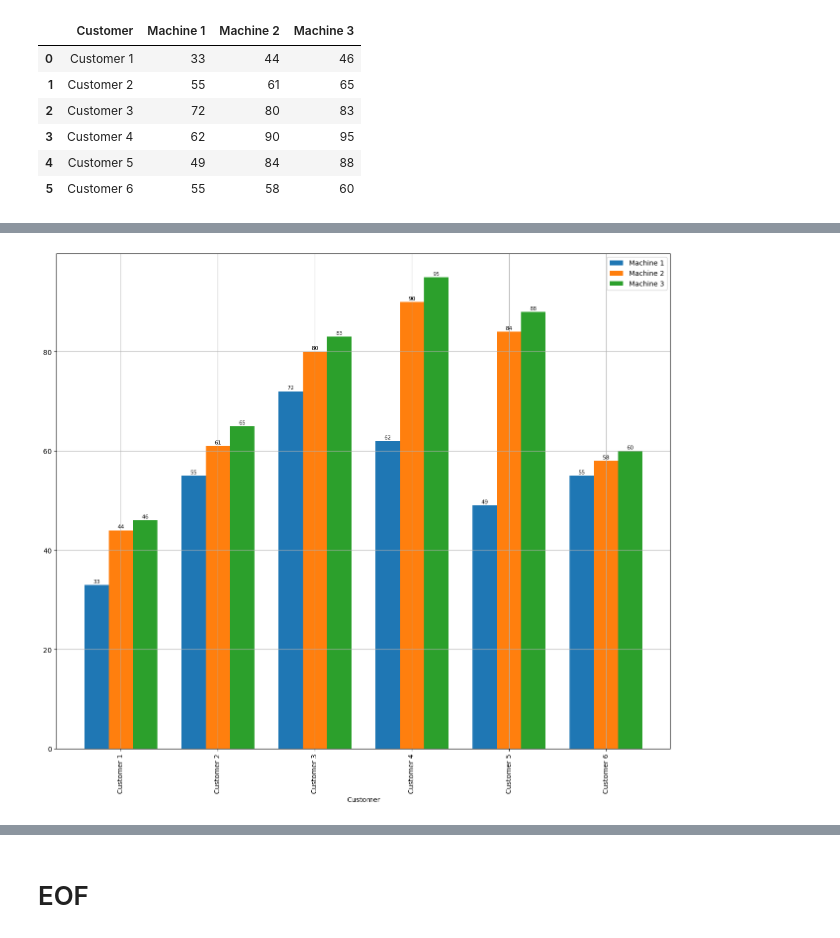
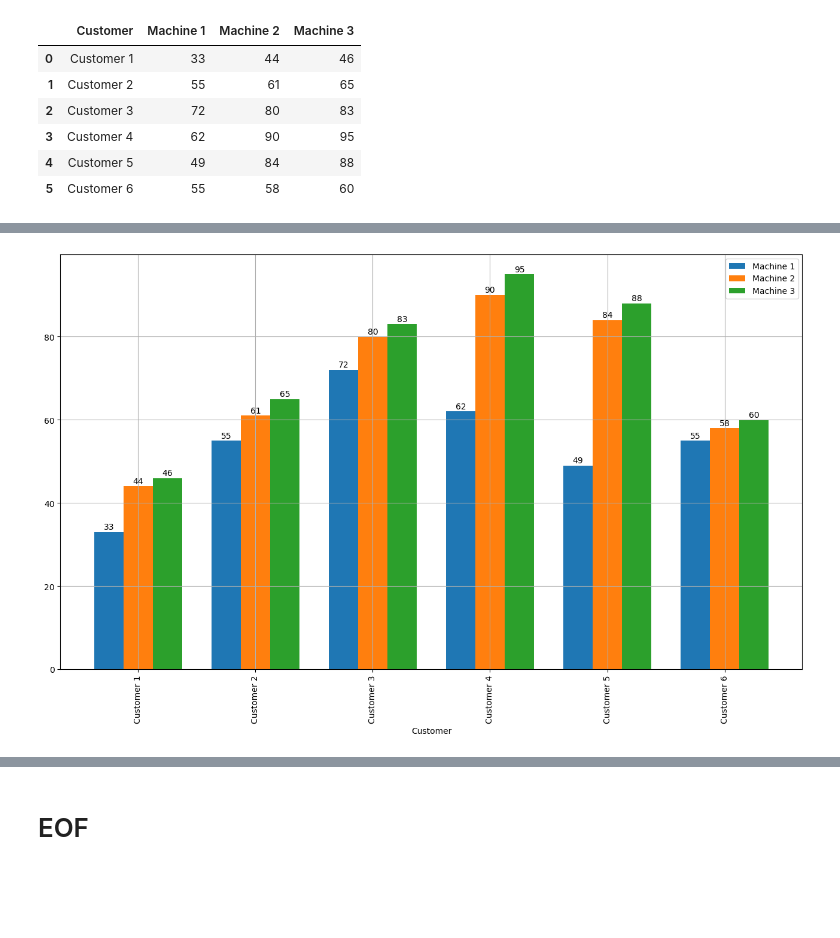
Before and after one commit to AlitheiaDeus/SiT_2301046, a Jupyter notebook: DA/Practice.ipynb, the cells around one changed output, grey strips where cells are left out. Saved outputs shown, nothing was run; the diff lists cells and outputs as text; code cells hidden in the pictures; blank space fills up the shorter version.

```diff
--- a/DA/Practice.ipynb
+++ b/DA/Practice.ipynb
@@ -436,5 +436,5 @@ for ax, machine in zip(axes, machines):
 
     ax.grid(True)
     ax.tick_params(axis = 'x', rotation = 90)
-    ax.legend(bbox_to_anchor = (1.2, 1))
+    ax.legend(bbox_to_anchor = (1, 1), loc = 'upper right')
 # %% [output]
@@ -464,26 +464,27 @@ plt.show()
 # %%
-plt.figure(figsize = (16, 13))  # Set figure size
+plt.figure(figsize = (16, 9))  # Set figure size
 
 w = 0.25
 
 for i, machine in enumerate(machines):
     bars = plt.bar(df.index + (w * i), df[machine], label = machine, width = w)
     for bar in bars:
         x = bar.get_x() + bar.get_width() / 2
         y = bar.get_height() + 0.2
         ax = plt.gca()
-        ax.text(x, y, f"{bar.get_height()}", ha = 'center', va = 'bottom', fontsize = 8)
+        ax.text(x, y, f"{bar.get_height()}", ha = 'center', va = 'bottom')
 
 # Customize x-axis ticks and labels
-plt.xticks(df.index + w, df['Customer'], rotation = 90)  # Set x-axis ticks and labels using DataFrame index
+tickShift = 0.5 * len(machines) - 0.5
+plt.xticks(df.index + (tickShift * w), df['Customer'], rotation = 90)  # Set x-axis ticks and labels using DataFrame index
 
 plt.xlabel('Customer')
 
 plt.legend()
 plt.grid(True)
 plt.show()
 # %% [output]
-[figure, old version]
+[figure, new version]
 # %%
 x = df['Machine 1']
 y = df['Machine 2']
```
Also changed, not shown: parts of 6 cells of this notebook.
